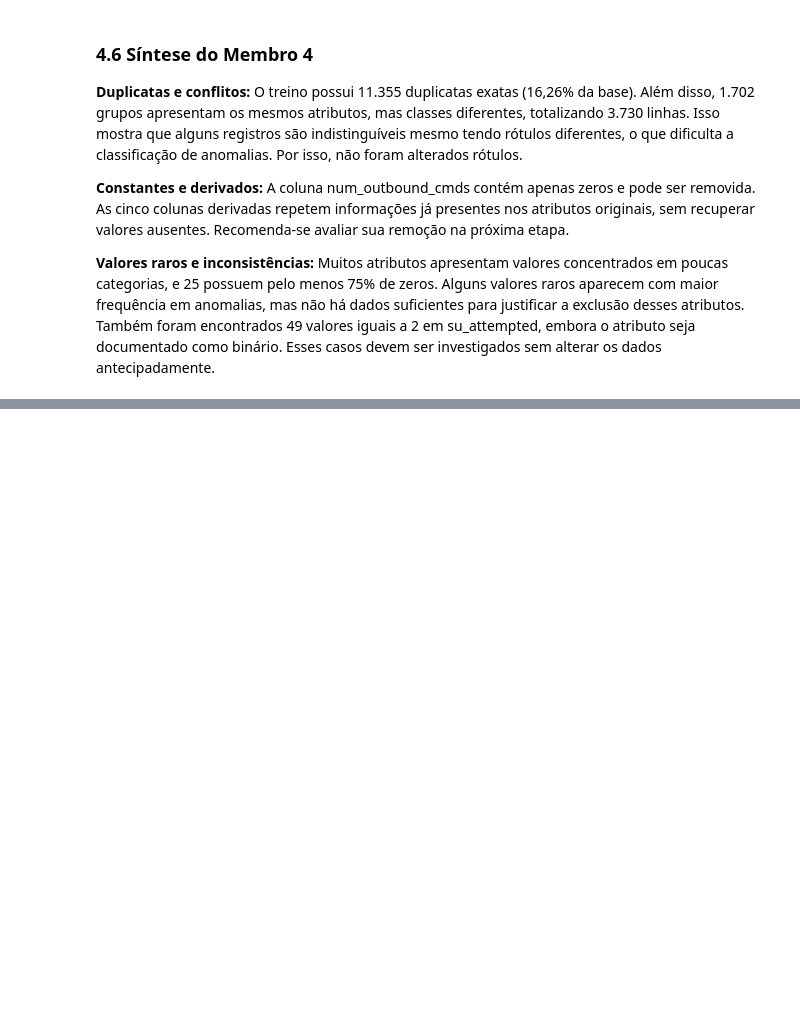
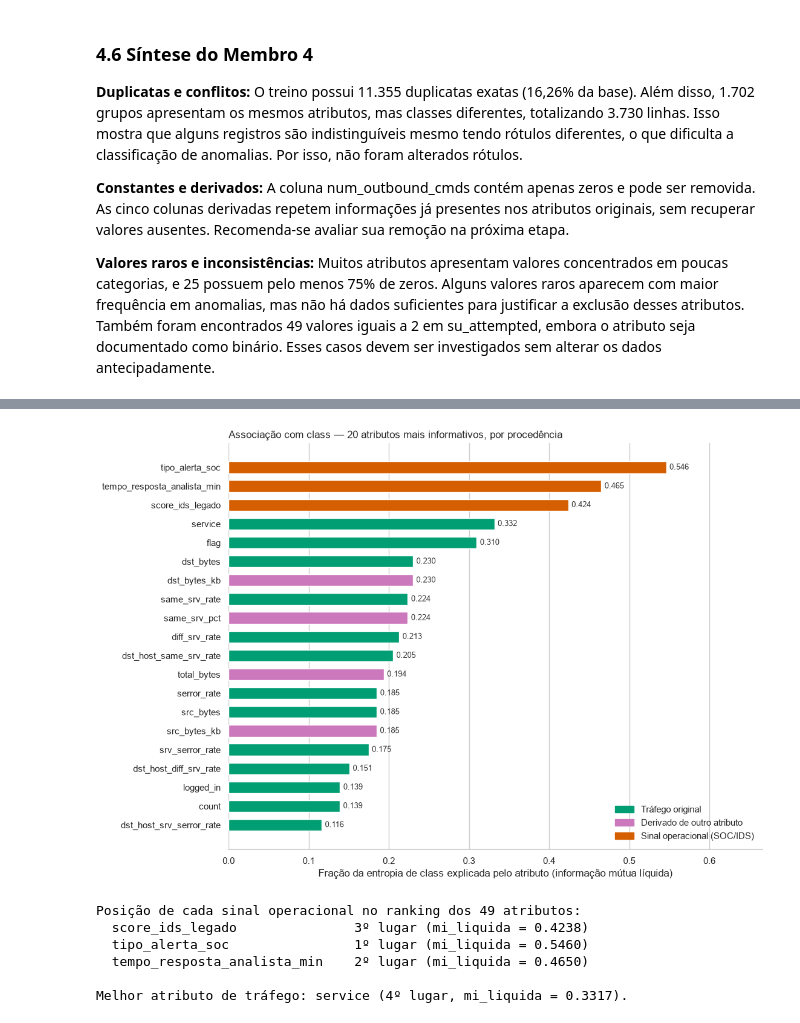
Before and after one commit to matheusmra/tp-ia, a Jupyter notebook: notebooks/01_analise_exploratoria.ipynb, the cells around one changed output, grey strips where cells are left out. Cells and saved outputs as stored; diff of their text form; code cells hidden in the pictures; blank space fills up the shorter version.

```diff
--- a/notebooks/01_analise_exploratoria.ipynb
+++ b/notebooks/01_analise_exploratoria.ipynb
@@ -1324,0 +1803,53 @@ Esta parte ainda não estava implementada no notebook antigo e permanece a cargo
+# %%
+# 5.4 (continuação) Figura 1: os 20 atributos de maior associação, identificados pela procedência.
+# As cores identificam a ORIGEM do atributo, não o seu valor: é o que torna visível o fato de que
+# os três primeiros lugares não são medições de tráfego. Os dois tons reservados às classes
+# (Seção 2.2) não são reutilizados aqui, para que azul/laranja continuem significando
+# normal/anomaly em todo o notebook.
+CORES_GRUPO_M5 = {
+    "Tráfego original": "#029E73",            # verde
+    "Derivado de outro atributo": "#CC78BC",  # rosa
+    "Sinal operacional (SOC/IDS)": "#D55E00",  # vermelhão: o grupo sob suspeita
+}
+N_TOPO_M5 = 20
+topo_m5 = assoc_geral_m5.head(N_TOPO_M5).iloc[::-1]  # invertido: maior no topo do gráfico
+
+fig, eixo = plt.subplots(figsize=(11, 7.5), layout="constrained")
+posicoes = np.arange(len(topo_m5))
+eixo.barh(posicoes, topo_m5["mi_liquida"], height=0.62,
+          color=[CORES_GRUPO_M5[g] for g in topo_m5["grupo"]])
+eixo.set_yticks(posicoes, topo_m5.index)
+eixo.set_xlim(0, topo_m5["mi_liquida"].max() * 1.22)
+eixo.set_xlabel("Fração da entropia de class explicada pelo atributo (informação mútua líquida)")
+eixo.set_title(f"Associação com class — {N_TOPO_M5} atributos mais informativos, por procedência",
+               loc="left")
+eixo.grid(axis="y", visible=False)
+eixo.set_axisbelow(True)
+for lado in ("top", "right", "left"):
+    eixo.spines[lado].set_visible(False)
+# Rótulo direto em cada barra: a leitura não depende de medir a barra contra o eixo.
+for posicao, valor in zip(posicoes, topo_m5["mi_liquida"]):
+    eixo.annotate(f"{valor:.3f}", (valor, posicao), xytext=(4, 0),
+                  textcoords="offset points", va="center", fontsize=9, color="#333333")
+# Legenda sempre presente: a identidade do grupo nunca depende só da cor.
+eixo.legend(handles=[plt.Rectangle((0, 0), 1, 1, color=cor, label=grupo)
+                     for grupo, cor in CORES_GRUPO_M5.items()],
+            loc="lower right", frameon=False, title=None)
+plt.show()
+
+print("Posição de cada sinal operacional no ranking dos 49 atributos:")
+for sinal in COLS_OPERACIONAIS_M4:
+    print(f"  {sinal:<30} {assoc_geral_m5.index.get_loc(sinal) + 1}º lugar "
+          f"(mi_liquida = {assoc_geral_m5.loc[sinal, 'mi_liquida']:.4f})")
+melhor_trafego_m5 = assoc_geral_m5[assoc_geral_m5["grupo"] == "Tráfego original"].index[0]
+print(f"\nMelhor atributo de tráfego: {melhor_trafego_m5} "
+      f"({assoc_geral_m5.index.get_loc(melhor_trafego_m5) + 1}º lugar, "
+      f"mi_liquida = {assoc_geral_m5.loc[melhor_trafego_m5, 'mi_liquida']:.4f}).")
+# %% [output]
+[figure, added]
+Posição de cada sinal operacional no ranking dos 49 atributos:
+  score_ids_legado               3º lugar (mi_liquida = 0.4238)
+  tipo_alerta_soc                1º lugar (mi_liquida = 0.5460)
+  tempo_resposta_analista_min    2º lugar (mi_liquida = 0.4650)
+
+Melhor atributo de tráfego: service (4º lugar, mi_liquida = 0.3317).
```
Also changed, not shown: parts of 46 cells of this notebook, 1 other file.
